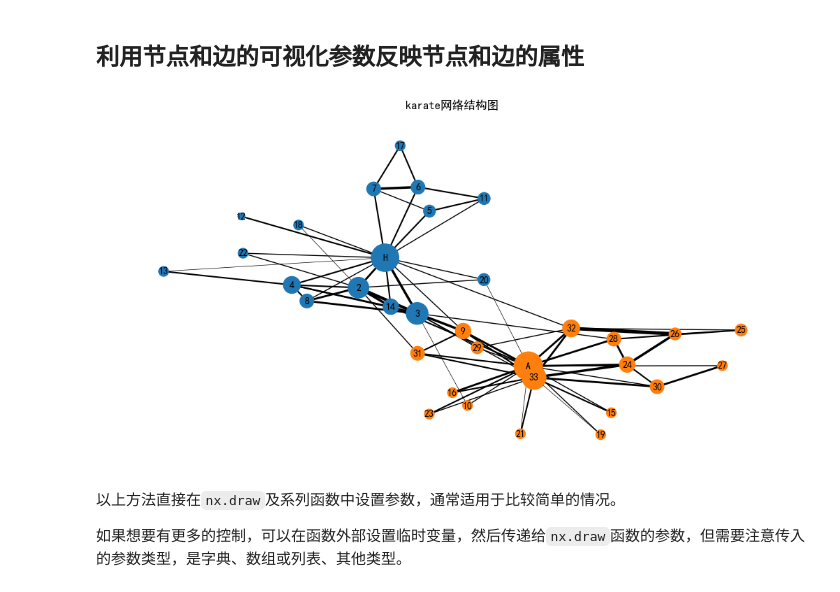
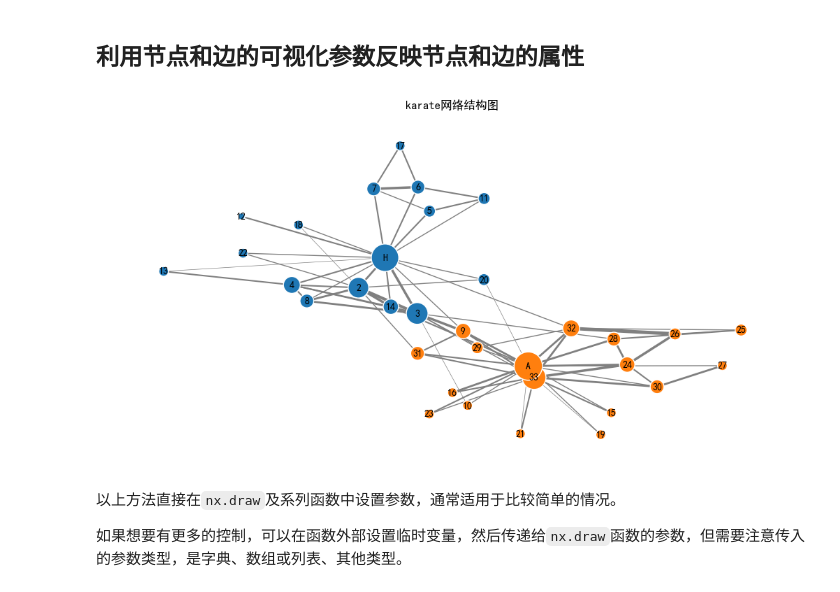
Before and after one commit to z-my-cn/NSDA, a Jupyter notebook: Code/Python/Ch03.ipynb, the cells around one changed output. Cells and saved outputs as stored; diff of their text form; code cells hidden in the pictures.

```diff
--- a/Code/Python/Ch03.ipynb
+++ b/Code/Python/Ch03.ipynb
@@ -225,30 +226,32 @@ plt.show()
 # %%
 # 导入karate数据
 karate = nx.read_graphml('../../Data/karate.graphml')
 
 # 设置画布大小
 plt.figure(figsize=(10, 5))
 nx.draw(
     karate,
     # 节点位置
     pos=nx.spring_layout(karate, seed=42),
     # 边宽度 数组类型 - 权重
     # width=list(nx.get_edge_attributes(karate, 'weight').values()),
     width=[d['weight'] * 0.5 for _, _, d in karate.edges(data=True)],
     # 节点标签 字典类型 - 标签
     labels=nx.get_node_attributes(karate, 'label'),
     font_color='black',
     font_size=10,
     # 节点大小 数组类型 - 度
     node_size=[d * 50 for d in dict(karate.degree()).values()],
     # 节点颜色 字典类型 - 阵营
-    node_color=map_color(karate, 'Faction')
+    node_color=map_color(karate, 'Faction'),
+    edgecolors='white',
+    edge_color='gray'   # ededgecolors 是指节点的边框颜色，而edge_color是指边的颜色，注意区分
 )
 # 设置标题
 plt.title('karate网络结构图')
 plt.show()
 # %% [output]
-[figure, old version]
+[figure, new version]
 # %% [markdown]
 以上方法直接在`nx.draw`及系列函数中设置参数，通常适用于比较简单的情况。
 
```
Also changed, not shown: parts of 9 cells of this notebook.
